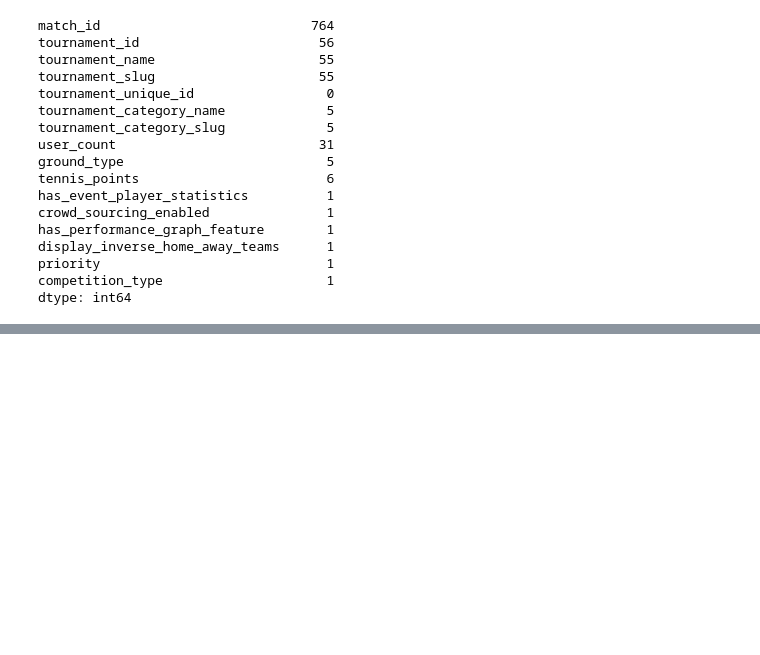
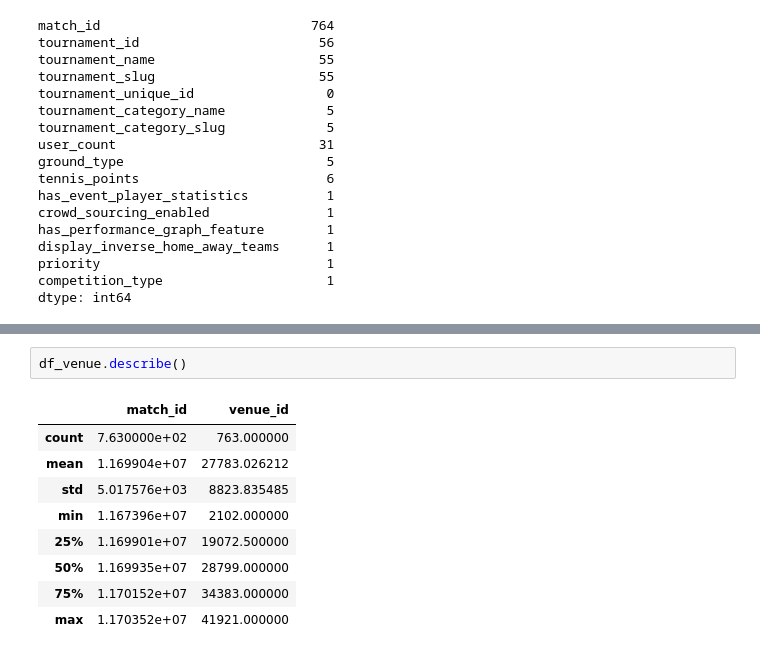
Before and after one commit to fatemeNobakht/Team__Data___8, a Jupyter notebook: tennisArman.ipynb, the cells around one changed output, grey strips where cells are left out. Drawn from its saved outputs; the diff is of its cells as text; blank space fills up the shorter version.

```diff
--- a/tennisArman.ipynb
+++ b/tennisArman.ipynb
@@ -351,0 +403,12 @@ df_home_team.head()
+# %%
+df_venue.describe()
+# %% [output]
+|  | match_id | venue_id |
+| count | 7.630000e+02 | 763.000000 |
+| mean | 1.169904e+07 | 27783.026212 |
+| std | 5.017576e+03 | 8823.835485 |
+| min | 1.167396e+07 | 2102.000000 |
+| 25% | 1.169901e+07 | 19072.500000 |
+| 50% | 1.169935e+07 | 28799.000000 |
+| 75% | 1.170152e+07 | 34383.000000 |
+| max | 1.170352e+07 | 41921.000000 |
```
Also changed, not shown: parts of 12 cells of this notebook, 1 other file.
